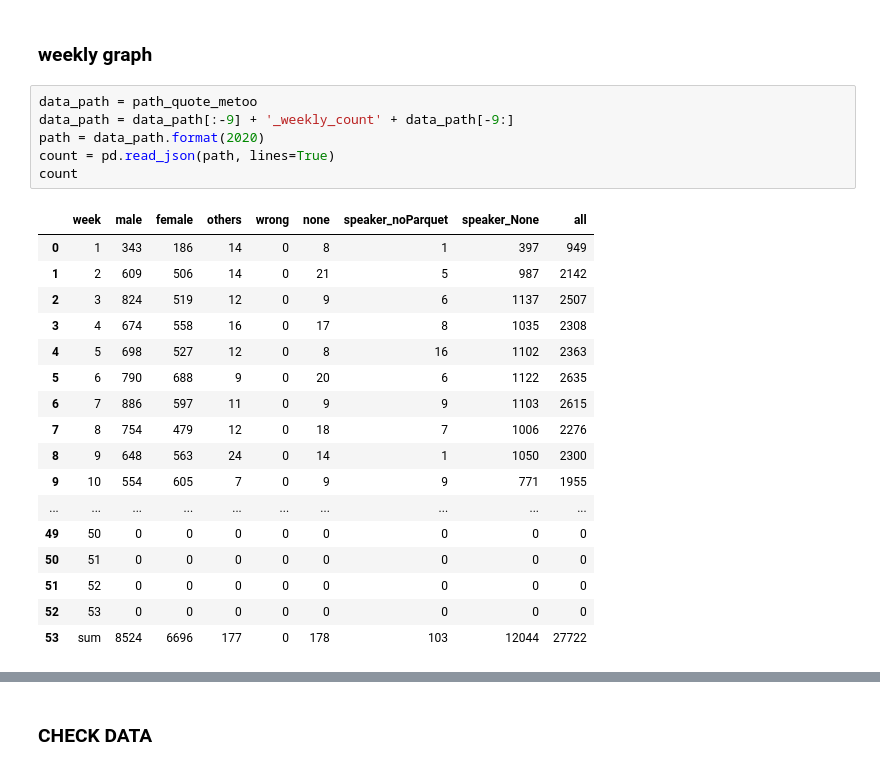
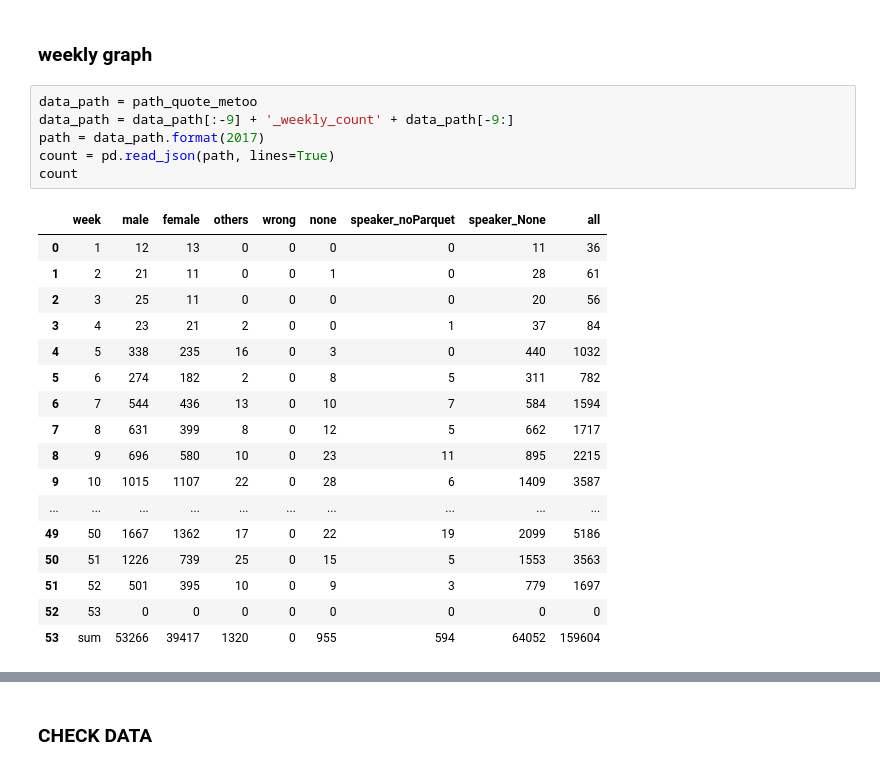
Before and after one commit to epfl-ada/ada-2021-project-adacadabras, a Jupyter notebook: data_processing.ipynb, the cells around one changed output, grey strips where cells are left out. Drawn from its saved outputs; the diff is of its cells as text.

```diff
--- a/data_processing.ipynb
+++ b/data_processing.ipynb
@@ -750,24 +869,24 @@ sns.scatterplot()
 # %%
 data_path = path_quote_metoo
 data_path = data_path[:-9] + '_weekly_count' + data_path[-9:]
-path = data_path.format(2020)
+path = data_path.format(2017)
 count = pd.read_json(path, lines=True)
 count
 # %% [output]
 |  | week | male | female | others | wrong | none | speaker_noParquet | speaker_None | all |
-| 0 | 1 | 343 | 186 | 14 | 0 | 8 | 1 | 397 | 949 |
-| 1 | 2 | 609 | 506 | 14 | 0 | 21 | 5 | 987 | 2142 |
-| 2 | 3 | 824 | 519 | 12 | 0 | 9 | 6 | 1137 | 2507 |
-| 3 | 4 | 674 | 558 | 16 | 0 | 17 | 8 | 1035 | 2308 |
-| 4 | 5 | 698 | 527 | 12 | 0 | 8 | 16 | 1102 | 2363 |
-| 5 | 6 | 790 | 688 | 9 | 0 | 20 | 6 | 1122 | 2635 |
-| 6 | 7 | 886 | 597 | 11 | 0 | 9 | 9 | 1103 | 2615 |
-| 7 | 8 | 754 | 479 | 12 | 0 | 18 | 7 | 1006 | 2276 |
-| 8 | 9 | 648 | 563 | 24 | 0 | 14 | 1 | 1050 | 2300 |
-| 9 | 10 | 554 | 605 | 7 | 0 | 9 | 9 | 771 | 1955 |
+| 0 | 1 | 12 | 13 | 0 | 0 | 0 | 0 | 11 | 36 |
+| 1 | 2 | 21 | 11 | 0 | 0 | 1 | 0 | 28 | 61 |
+| 2 | 3 | 25 | 11 | 0 | 0 | 0 | 0 | 20 | 56 |
+| 3 | 4 | 23 | 21 | 2 | 0 | 0 | 1 | 37 | 84 |
+| 4 | 5 | 338 | 235 | 16 | 0 | 3 | 0 | 440 | 1032 |
+| 5 | 6 | 274 | 182 | 2 | 0 | 8 | 5 | 311 | 782 |
+| 6 | 7 | 544 | 436 | 13 | 0 | 10 | 7 | 584 | 1594 |
+| 7 | 8 | 631 | 399 | 8 | 0 | 12 | 5 | 662 | 1717 |
+| 8 | 9 | 696 | 580 | 10 | 0 | 23 | 11 | 895 | 2215 |
+| 9 | 10 | 1015 | 1107 | 22 | 0 | 28 | 6 | 1409 | 3587 |
 | ... | ... | ... | ... | ... | ... | ... | ... | ... | ... |
-| 49 | 50 | 0 | 0 | 0 | 0 | 0 | 0 | 0 | 0 |
-| 50 | 51 | 0 | 0 | 0 | 0 | 0 | 0 | 0 | 0 |
-| 51 | 52 | 0 | 0 | 0 | 0 | 0 | 0 | 0 | 0 |
+| 49 | 50 | 1667 | 1362 | 17 | 0 | 22 | 19 | 2099 | 5186 |
+| 50 | 51 | 1226 | 739 | 25 | 0 | 15 | 5 | 1553 | 3563 |
+| 51 | 52 | 501 | 395 | 10 | 0 | 9 | 3 | 779 | 1697 |
 | 52 | 53 | 0 | 0 | 0 | 0 | 0 | 0 | 0 | 0 |
-| 53 | sum | 8524 | 6696 | 177 | 0 | 178 | 103 | 12044 | 27722 |
+| 53 | sum | 53266 | 39417 | 1320 | 0 | 955 | 594 | 64052 | 159604 |
```
Also changed, not shown: parts of 50 cells of this notebook.
